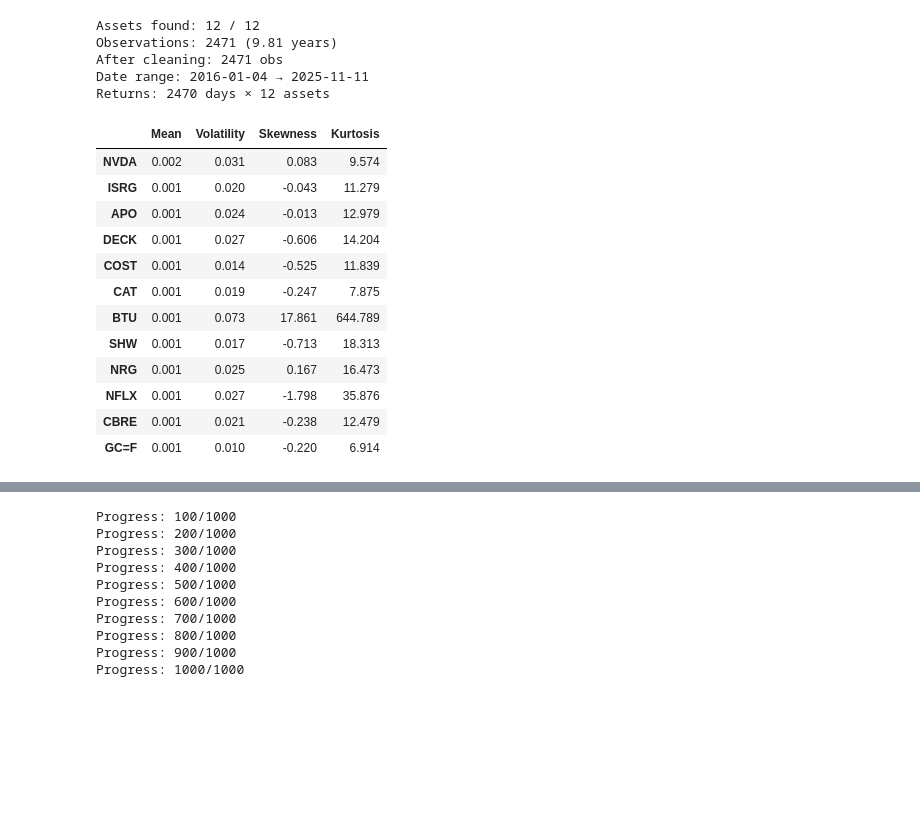
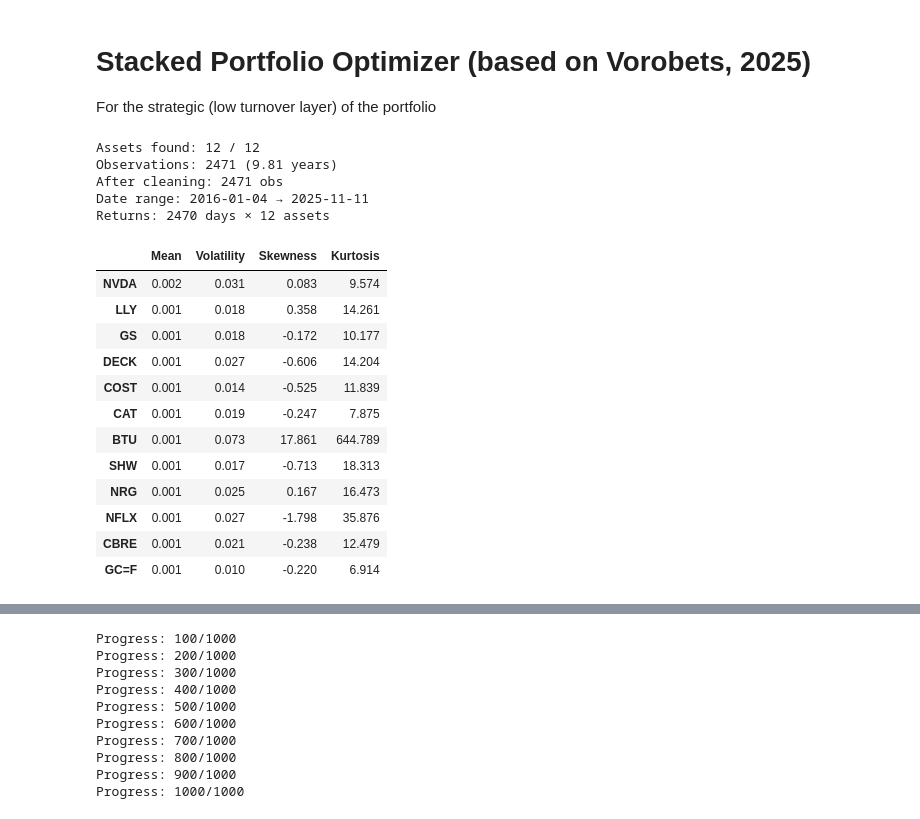
Before and after one commit to galamboslajos/Finance-Working-Files, a Jupyter notebook: Investments_2026/10_PortOpt_ParamUncertainty.ipynb, the cells around one changed output, grey strips where cells are left out. Cells and saved outputs as stored; diff of their text form; code cells hidden in the pictures; blank space fills up the shorter version.

```diff
--- a/Investments_2026/10_PortOpt_ParamUncertainty.ipynb
+++ b/Investments_2026/10_PortOpt_ParamUncertainty.ipynb
@@ -2,0 +1,3 @@
+# %% [markdown]
+# Stacked Portfolio Optimizer (based on Vorobets, 2025)
+For the strategic (low turnover layer) of the portfolio
@@ -13,37 +16,37 @@ data['date'] = pd.to_datetime(data['date'])
 data = data.set_index('date')
 
 selected_assets = [
-    'NVDA', 'ISRG', 'APO', 'DECK', 'COST', 'CAT',
+    'NVDA', 'LLY', 'GS', 'DECK', 'COST', 'CAT',
     'BTU', 'SHW', 'NRG', 'NFLX', 'CBRE', 'GC=F'
 ]
 existing_assets = [c for c in selected_assets if c in data.columns]
 data = data[existing_assets]
 
 print(f"Assets found: {len(existing_assets)} / {len(selected_assets)}")
 print(f"Observations: {len(data)} ({np.round(len(data)/252, 2)} years)")
 
 data = data[data > 0]
 data_clean = data.dropna(axis=0, how='any')
 print(f"After cleaning: {len(data_clean)} obs")
 print(f"Date range: {data_clean.index[0].date()} → {data_clean.index[-1].date()}")
 
 pnl = np.diff(np.log(data_clean.values), axis=0)
 pnl = pd.DataFrame(pnl, index=data_clean.index[1:], columns=data_clean.columns)
 
 print(f"Returns: {pnl.shape[0]} days × {pnl.shape[1]} assets")
 
 prior_stats = ft.simulation_moments(pnl)
 np.round(prior_stats, 3)
 # %% [output]
 Assets found: 12 / 12
 Observations: 2471 (9.81 years)
 After cleaning: 2471 obs
 Date range: 2016-01-04 → 2025-11-11
 Returns: 2470 days × 12 assets
 |  | Mean | Volatility | Skewness | Kurtosis |
 | NVDA | 0.002 | 0.031 | 0.083 | 9.574 |
-| ISRG | 0.001 | 0.020 | -0.043 | 11.279 |
-| APO | 0.001 | 0.024 | -0.013 | 12.979 |
+| LLY | 0.001 | 0.018 | 0.358 | 14.261 |
+| GS | 0.001 | 0.018 | -0.172 | 10.177 |
 | DECK | 0.001 | 0.027 | -0.606 | 14.204 |
 | COST | 0.001 | 0.014 | -0.525 | 11.839 |
 | CAT | 0.001 | 0.019 | -0.247 | 7.875 |
```
Also changed, not shown: parts of 13 cells of this notebook.
